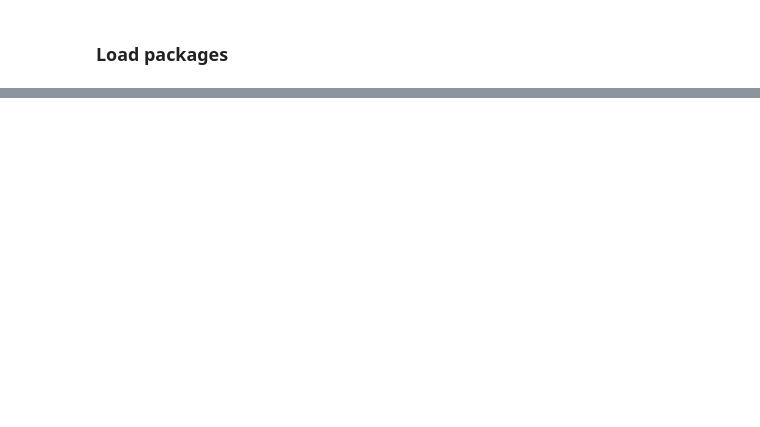
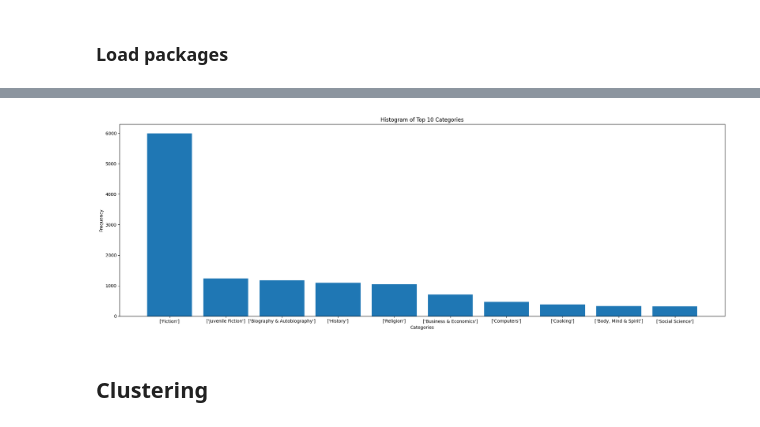
Before and after one commit to s185231/02808_CompTools, a Jupyter notebook: Combined_Notebook.ipynb, the cells around one changed output, grey strips where cells are left out. Saved outputs shown, nothing was run; the diff lists cells and outputs as text; code cells hidden in the pictures; blank space fills up the shorter version.

```diff
--- a/Combined_Notebook.ipynb
+++ b/Combined_Notebook.ipynb
@@ -310,0 +711,4 @@ for (title1, title2), score in found_similar_items_with_lsh.items():
+# %%
+# Remove where descriptions are nan
+books_data_1 = books_data_1.dropna(subset=['description'])
+len(books_data_1)
@@ -310,0 +717,6 @@ for (title1, title2), score in found_similar_items_with_lsh.items():
+# %%
+# Take the 200 books with highest n_ratings in a new dataframe
+books_data_1 = books_data_1.sort_values('n_ratings', ascending=False)
+# Reset index
+books_data_2 = books_data_1[0:500].reset_index(drop=True)
+len(books_data_2)
@@ -310,0 +927,3 @@ for (title1, title2), score in found_similar_items_with_lsh.items():
+# %%
+books_data_1['top_category'] = books_data_1['categories']
+books_data_1.head()
@@ -310,0 +958,5 @@ for (title1, title2), score in found_similar_items_with_lsh.items():
+# %%
+books_data_2 = books_data_1.dropna(subset=['categories'])
+cats = books_data_2['categories']
+# Remove nan from cats
+cats.value_counts()
@@ -310,0 +977,21 @@ for (title1, title2), score in found_similar_items_with_lsh.items():
+# %%
+
+# Make a histogram of the categories
+
+categories_counts = books_data_2['categories'].explode().value_counts()
+
+# Select the top 10 categories
+top_categories = categories_counts.head(10)
+
+# Plotting the histogram for the top 10 categories
+plt.figure(figsize=(20,7))
+plt.bar(top_categories.index, top_categories)
+plt.xlabel('Categories')
+plt.ylabel('Frequency')
+plt.title('Histogram of Top 10 Categories')
+plt.tight_layout()
+plt.show()
+# %% [output]
+[figure, added]
+# %% [markdown]
+## Clustering
```
Also changed, not shown: parts of 89 cells of this notebook.
